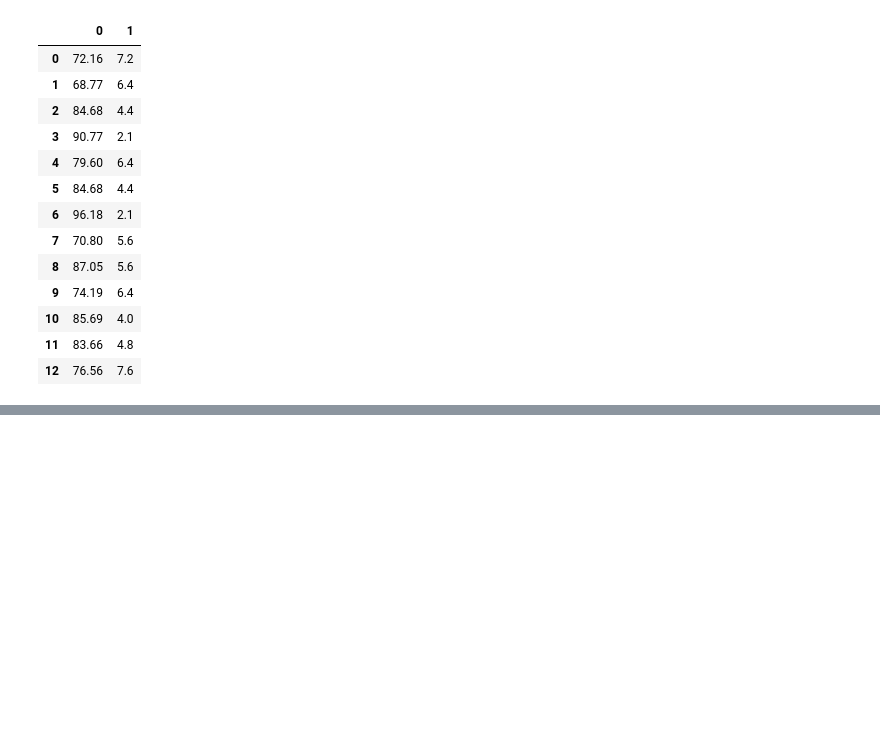
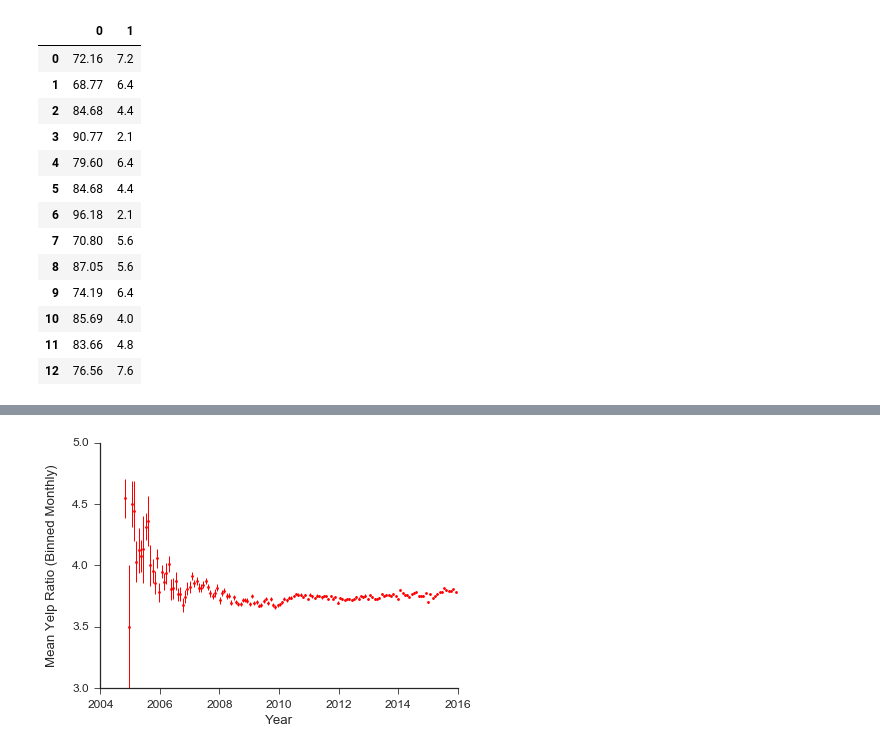
Before and after one commit to franklinmarsh/jac_project, a Jupyter notebook: yelp_dataset.ipynb, the cells around one changed output, grey strips where cells are left out. Drawn from its saved outputs; the diff is of its cells as text; code cells hidden in the pictures; blank space fills up the shorter version.

```diff
--- a/yelp_dataset.ipynb
+++ b/yelp_dataset.ipynb
@@ -210,0 +267,36 @@ sns.despine()
+# %%
+def ResExam(x, y, bins = 10):
+
+    '''
+    Dependencies:
+        import scipy
+        import pandas as pd
+        import numpy as np
+        import matplotlib.pyplot as plt
+
+    '''
+
+    bm, be, _ = scipy.stats.binned_statistic(x, y, statistic = 'mean', bins = bins)
+    bs, _, _ = scipy.stats.binned_statistic(x, y, statistic = 'std', bins = bins)
+    berr, _ ,_ = scipy.stats.binned_statistic(x, y, statistic = scipy.stats.sem, bins = bins)
+
+    bin_width = (be[1] - be[0]) #compute the bin width, to calculate the bin centers
+    bc = be[1:] - bin_width/2 #compute the bin centers
+
+    fig = plt.figure()
+    #plt.scatter(x,y, lw = 0, s = 0.5, alpha = 1, c = 'black') #lightly scatter the original data
+    plt.errorbar(bc, bm, berr, fmt = '.',color = 'red', lw = 1) #now draw the binned statistic
+    plt.axhline(0, c = 'grey', lw = 0.5) #plot the 0 residual line
+
+    plt.gca().yaxis.set_label_coords(-0.12, 0.5)
+    sns.despine()
+
+    return bc, bm, berr, np.std(y), fig
+# %%
+ResExam(r['year'], r['stars'], bins = 144)
+plt.ylim(3,5)
+plt.xlabel('Year')
+plt.ylabel('Mean Yelp Ratio (Binned Monthly)')
+plt.savefig('./paper/all_review_trend.png',fmt = 'png', dpi = 300)
+# %% [output]
+[figure, added]
```
Also changed, not shown: parts of 27 cells of this notebook, 13 other files.
